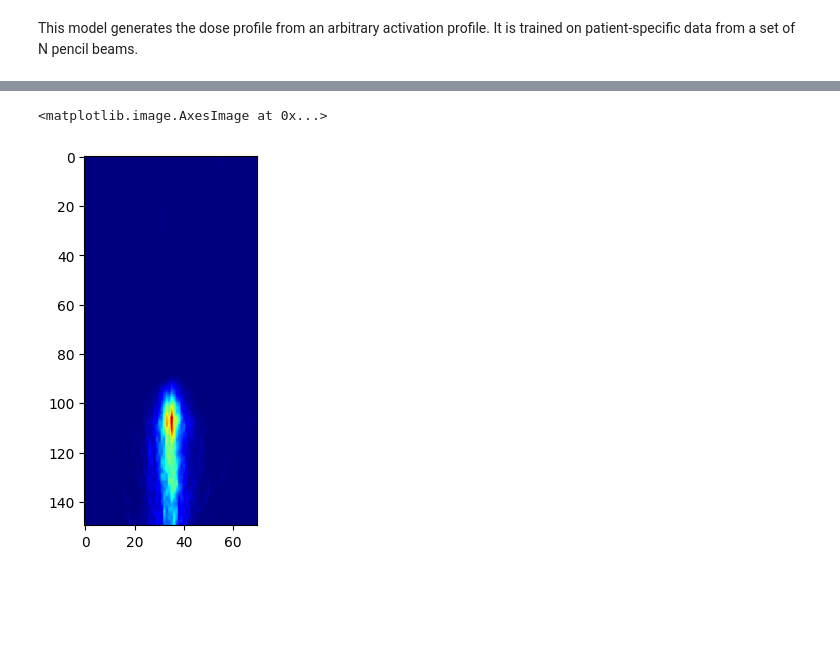
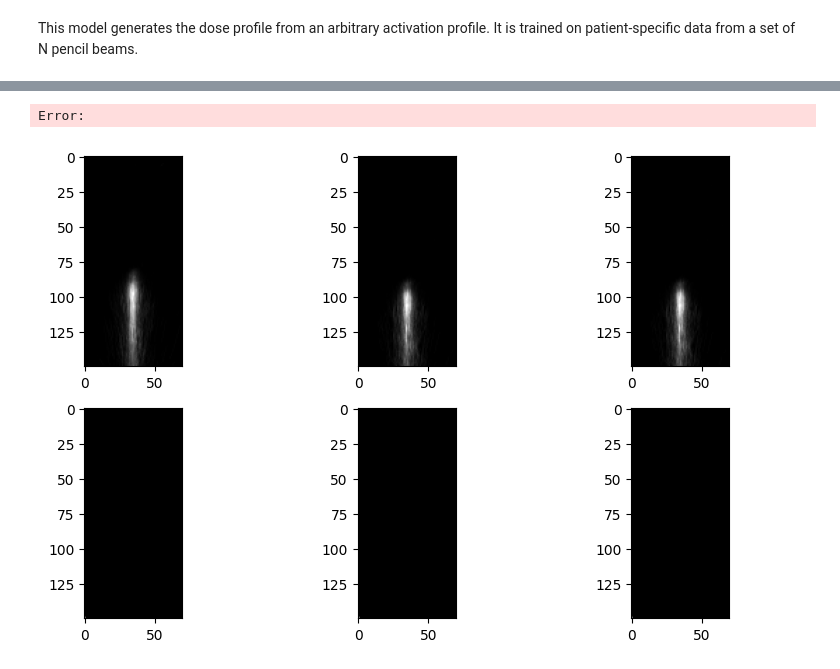
Before and after one commit to pcabrales/prototwin, a Jupyter notebook: deep-learning-dose-activity-dictionary/dad-nn-v1.ipynb, the cells around one changed output, grey strips where cells are left out. Cells and saved outputs as stored; diff of their text form; code cells hidden in the pictures; blank space fills up the shorter version.

```diff
--- a/deep-learning-dose-activity-dictionary/dad-nn-v1.ipynb
+++ b/deep-learning-dose-activity-dictionary/dad-nn-v1.ipynb
@@ -131,6 +162,0 @@ plot_examples(train_loader)
-# %%
-# Plot example binary image
-plt.imshow(raw_image[:, 30, :], cmap='jet')
-# %% [output]
-<matplotlib.image.AxesImage at 0x...>
-[figure, removed]
@@ -136,0 +243,39 @@ plt.imshow(raw_image[:, 30, :], cmap='jet')
+# %%
+def dice_loss(output, target, smooth=1e-3):
+    # Compute the intersection and the sum of the two sets along specified dimensions
+    intersection = (target * output).sum(dim=(1, 2, 3))
+    total_sum = target.sum(dim=(1, 2, 3)) + output.sum(dim=(1, 2, 3))
+
+    # Compute Dice coefficient
+    dice_coeff = (2. * intersection + smooth) / (total_sum + smooth)
+
+    # Compute and return Dice loss averaged over the batch
+    return 1. - dice_coeff.mean()
+# %%
+def train(model, dataloader, epochs=10):
+    # Initializing the optimizer for the model parameters
+    optim = torch.optim.Adam(model.parameters())
+    for epoch in range(epochs):
+        for batch_input, batch_target in tqdm(dataloader):
+            batch_input = batch_input.to(device)
+            optim.zero_grad()  # resetting gradients
+            batch_output = model(batch_input)  # generating images
+            print(batch_output.shape, batch_target.shape)
+            loss = dice_loss(batch_output, batch_target)
+            loss.backward()  # backprop
+            optim.step()
+    return model
+
+trained_model = train(model, train_loader)
+# %% [output]
+Error:
+# %%
+input, target = next(iter(train_loader))
+trained_model_eval = trained_model.eval()  # Putting the model in training mode
+fig, axs = plt.subplots(2, 3, figsize=[10, 6])
+for n, idx in enumerate(torch.randint(0,input.shape[0], (3,))):
+    output = trained_model_eval(input[idx].unsqueeze(0))
+    axs[0, n].imshow(input[idx].squeeze()[:,30,:], cmap='gray')
+    axs[1, n].imshow(output.cpu().detach().squeeze()[:,30,:], cmap='gray')
+# %% [output]
+[figure, added]
```
Also changed, not shown: parts of 11 cells of this notebook.
